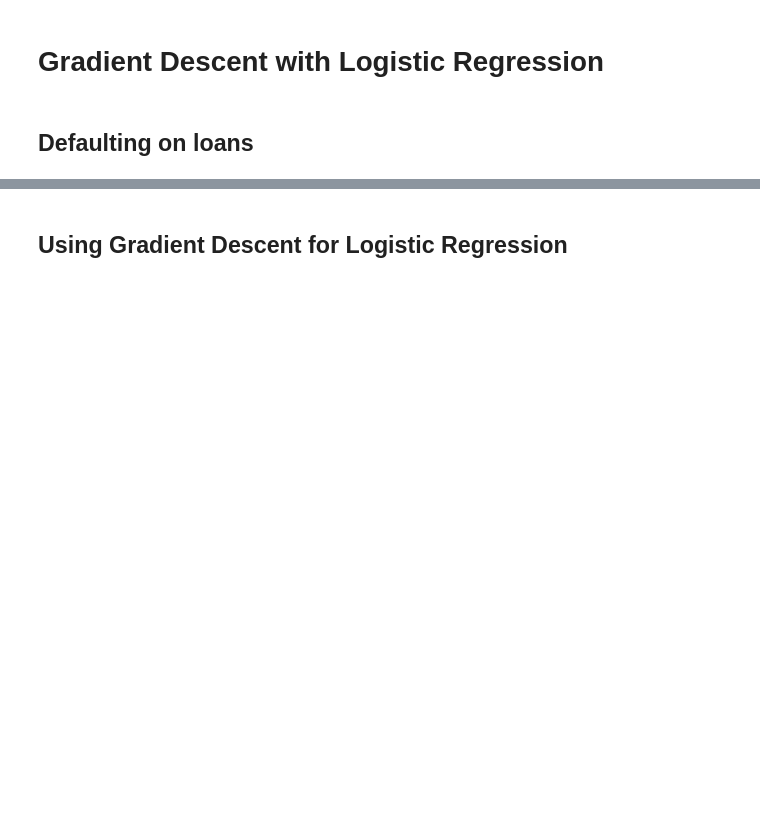
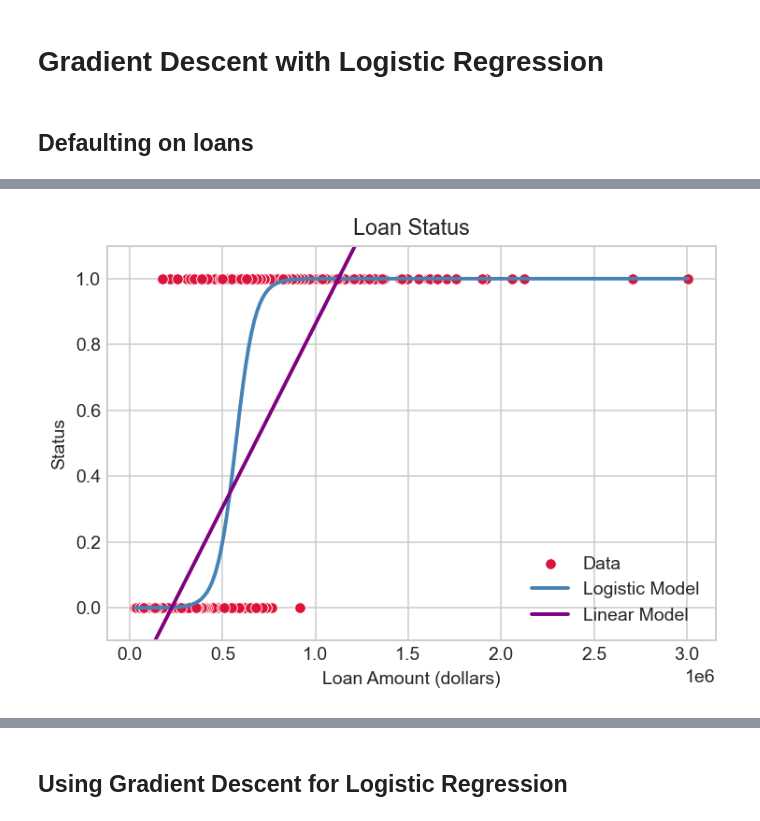
Before and after one commit to cedholm/Gradient-descent-methods-in-machine-learning, a Jupyter notebook: Lesson-4-Logistic-Regression.ipynb, the cells around one changed output, grey strips where cells are left out. Saved outputs shown, nothing was run; the diff lists cells and outputs as text; code cells hidden in the pictures; blank space fills up the shorter version.

```diff
--- a/Lesson-4-Logistic-Regression.ipynb
+++ b/Lesson-4-Logistic-Regression.ipynb
@@ -118,0 +157,20 @@ Number defaulted loans (status 1) is 1196
+# %%
+# lintheta0 is our intercept
+#---------------------
+lintheta0 = linRegModel.intercept_
+
+# lintheta consists of all other thetas
+#---------------------
+lintheta1 = linRegModel.coef_[0]
+lintheta2 = linRegModel.coef_[1]
+
+# Print out thetas
+#---------------------
+print('The thetas for our linear regression model are:\ntheta0 =', lintheta0)
+print('theta1 =', lintheta1)
+print('theta2 =', lintheta2)
+
+# Plug our values into our function linear function
+# 1/(1+exp(-(theta0 + theta1*loanAmount = theta2*income)))
+#---------------------
+linModelPlot = lambda x1, x2: lintheta0 + lintheta1*x1 + lintheta2*x2
@@ -159,0 +185,37 @@ plt.show()
+# %%
+#-----------------------------
+# Plot our data and functions
+#-----------------------------
+
+# Make figure size
+#---------------------
+fig = plt.figure(dpi = 140)
+
+# Plot data
+#---------------------
+sns.scatterplot(data = dfLoans, x = 'loan_amount', y = 'status', color='crimson', label = 'Data')
+# Plot log model
+plt.plot(x1, logModelPlot(x1,x2), '-', color = 'steelblue', linewidth = 2, label = 'Logistic Model')
+# Plot linear model
+plt.plot(x1, linModelPlot(x1,x2), '-', color = 'purple', linewidth = 2, label = 'Linear Model')
+
+# Label axes + title
+#---------------------
+plt.xlabel('Loan Amount (dollars)')
+plt.ylabel('Status')
+plt.title('Loan Status')
+plt.ylim(-0.1,1.1)
+
+# Add legend
+#---------------------
+plt.legend()
+
+# Uncommment to save figure
+#---------------------
+#plt.savefig('loanStatusLogLinCompare.pdf', bbox_inches='tight', dpi= 300)
+
+# Show the plot
+#---------------------
+plt.show()
+# %% [output]
+[figure, added]
```
Also changed, not shown: parts of 59 cells of this notebook, 2 other files.
